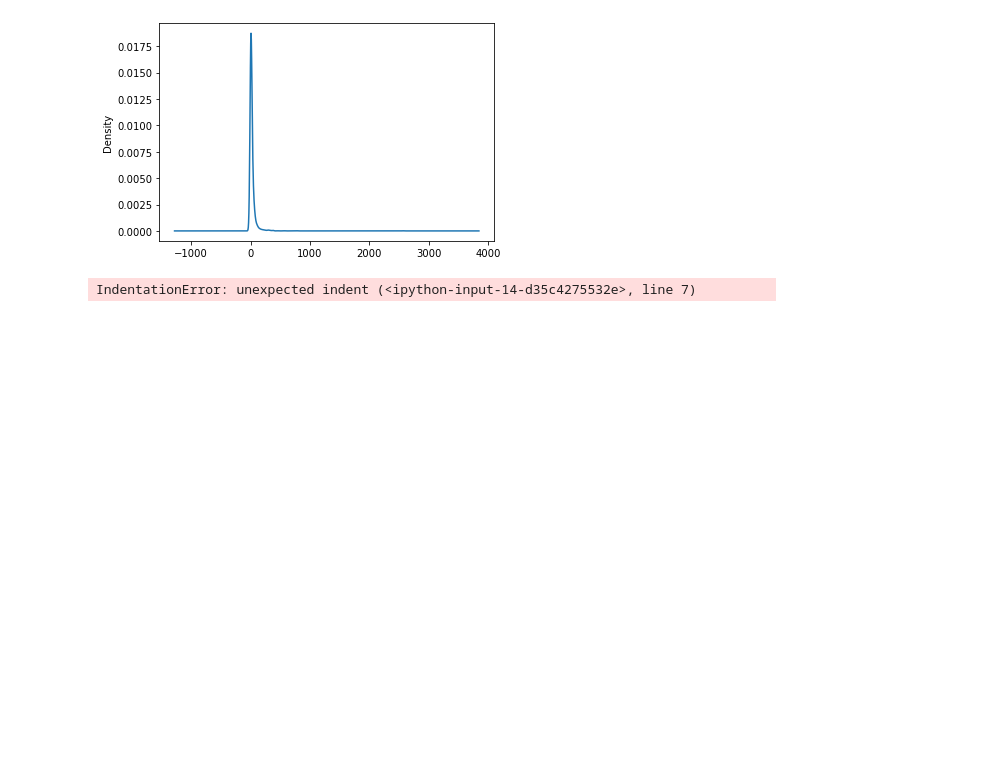
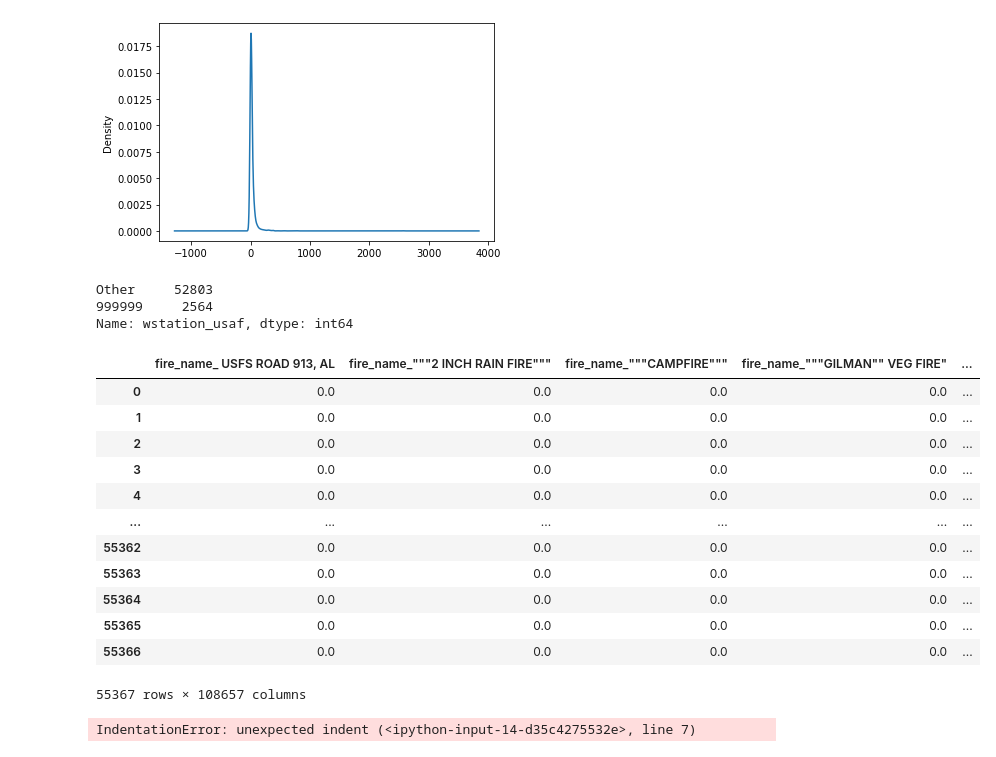
Before and after one commit to moesteelo/Predicting-Temperature-with-CO2-Data, a Jupyter notebook: Jupyter Notebook/Forest_Fire.ipynb, the cells around one changed output. Saved outputs shown, nothing was run; the diff lists cells and outputs as text; code cells hidden in the pictures; blank space fills up the shorter version.

```diff
--- a/Jupyter Notebook/Forest_Fire.ipynb
+++ b/Jupyter Notebook/Forest_Fire.ipynb
@@ -123,3 +123,42 @@ wstation_usaf_counts.plot.density()
 # %% [output]
 <AxesSubplot:ylabel='Density'>
 [figure]
+# %%
+# Determine which values to replace if counts are less than ..?
+replace_class = list(wstation_usaf_counts[wstation_usaf_counts < 200].index)
+
+# Replace in dataframe
+for fire in replace_class:
+    forest_fire_df.wstation_usaf = forest_fire_df.wstation_usaf.replace(fire,"Other")
+
+# Check to make sure binning was successful
+forest_fire_df.wstation_usaf.value_counts()
+# %% [output]
+Other     52803
+999999     2564
+Name: wstation_usaf, dtype: int64
+# %%
+# Create the OneHotEncoder instance
+from sklearn.preprocessing import OneHotEncoder
+enc = OneHotEncoder(sparse=False)
+
+# Fit and transform the OneHotEncoder using the categorical variable list
+encode_df = pd.DataFrame(enc.fit_transform(forest_fire_df[forest_fire_cat]))
+
+# Add the encoded variable names to the dataframe
+encode_df.columns = enc.get_feature_names(forest_fire_cat)
+encode_df
+# %% [output]
+|  | fire_name_ USFS ROAD 913, AL | fire_name_"""2 INCH RAIN FIRE""" | fire_name_"""CAMPFIRE""" | fire_name_"""GILMAN"" VEG FIRE" | ... |
+| 0 | 0.0 | 0.0 | 0.0 | 0.0 | ... |
+| 1 | 0.0 | 0.0 | 0.0 | 0.0 | ... |
+| 2 | 0.0 | 0.0 | 0.0 | 0.0 | ... |
+| 3 | 0.0 | 0.0 | 0.0 | 0.0 | ... |
+| 4 | 0.0 | 0.0 | 0.0 | 0.0 | ... |
+| ... | ... | ... | ... | ... | ... |
+| 55362 | 0.0 | 0.0 | 0.0 | 0.0 | ... |
+| 55363 | 0.0 | 0.0 | 0.0 | 0.0 | ... |
+| 55364 | 0.0 | 0.0 | 0.0 | 0.0 | ... |
+| 55365 | 0.0 | 0.0 | 0.0 | 0.0 | ... |
+| 55366 | 0.0 | 0.0 | 0.0 | 0.0 | ... |
+55367 rows × 108657 columns
```
Also changed, not shown: parts of 2 cells of this notebook.
